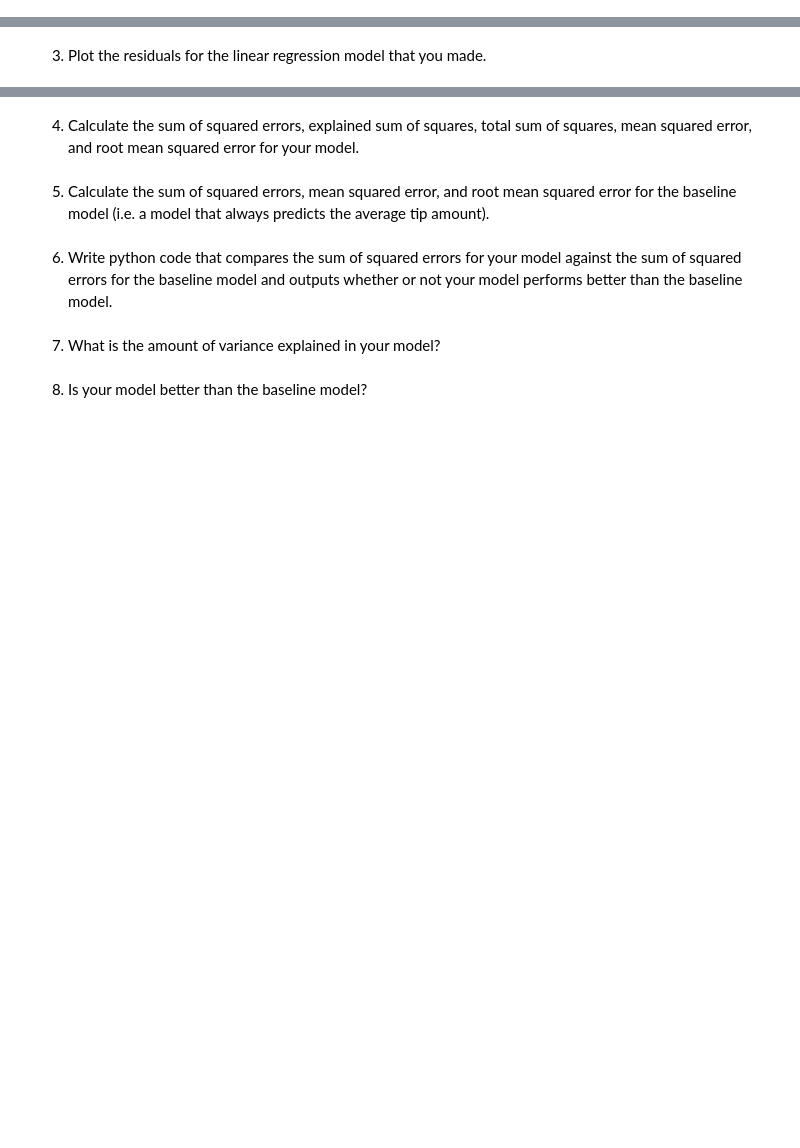
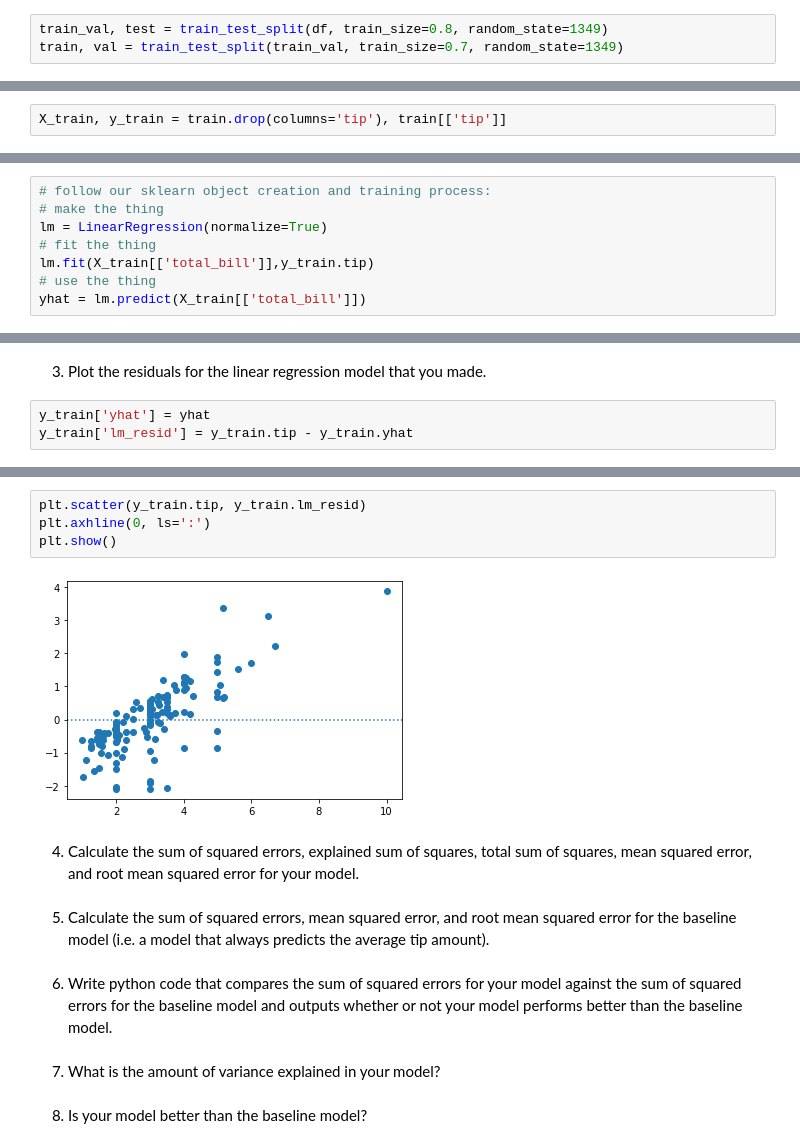
Before and after one commit to CodeupClassroom/innis-regression-exercises, a Jupyter notebook: eval_review.ipynb, the cells around one changed output, grey strips where cells are left out. Drawn from its saved outputs; the diff is of its cells as text; blank space fills up the shorter version.

```diff
--- a/eval_review.ipynb
+++ b/eval_review.ipynb
@@ -2,0 +35,3 @@
+# %%
+train_val, test = train_test_split(df, train_size=0.8, random_state=1349)
+train, val = train_test_split(train_val, train_size=0.7, random_state=1349)
@@ -15,0 +59,2 @@ Modify and add to the code above as necessary for it to work with the tips datas
+# %%
+X_train, y_train = train.drop(columns='tip'), train[['tip']]
@@ -15,0 +74,8 @@ Modify and add to the code above as necessary for it to work with the tips datas
+# %%
+# follow our sklearn object creation and training process:
+# make the thing
+lm = LinearRegression(normalize=True)
+# fit the thing
+lm.fit(X_train[['total_bill']],y_train.tip)
+# use the thing
+yhat = lm.predict(X_train[['total_bill']])
@@ -16,2 +86,5 @@ Modify and add to the code above as necessary for it to work with the tips datas
 # %% [markdown]
 3. Plot the residuals for the linear regression model that you made.
+# %%
+y_train['yhat'] = yhat
+y_train['lm_resid'] = y_train.tip - y_train.yhat
@@ -18,3 +100,9 @@ Modify and add to the code above as necessary for it to work with the tips datas
+# %%
+plt.scatter(y_train.tip, y_train.lm_resid)
+plt.axhline(0, ls=':')
+plt.show()
+# %% [output]
+[figure, added]
 # %% [markdown]
 4. Calculate the sum of squared errors, explained sum of squares, total sum of squares, mean squared error, and root mean squared error for your model.
 # %% [markdown]
```
Also changed, not shown: parts of 34 cells of this notebook.
